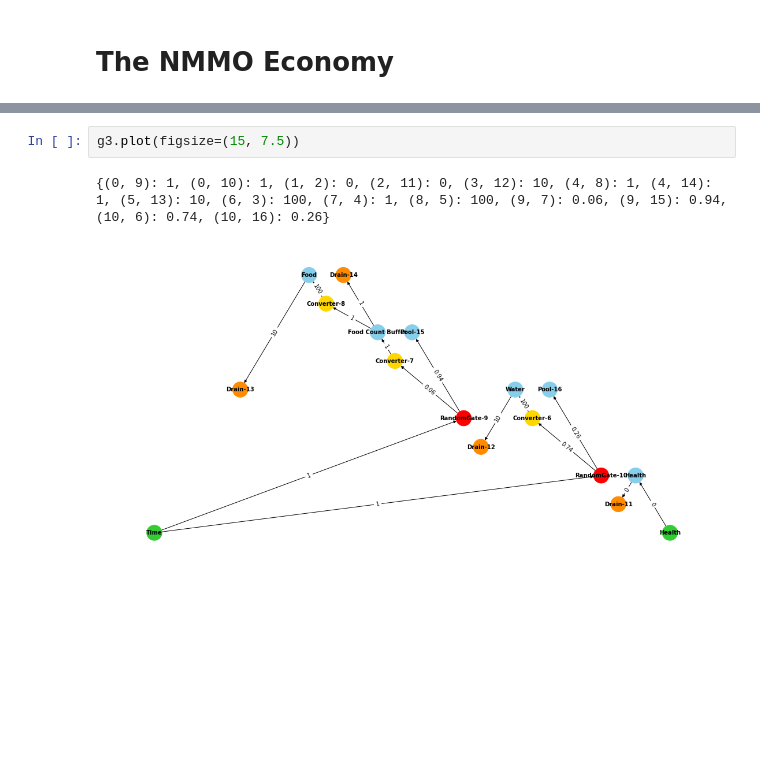
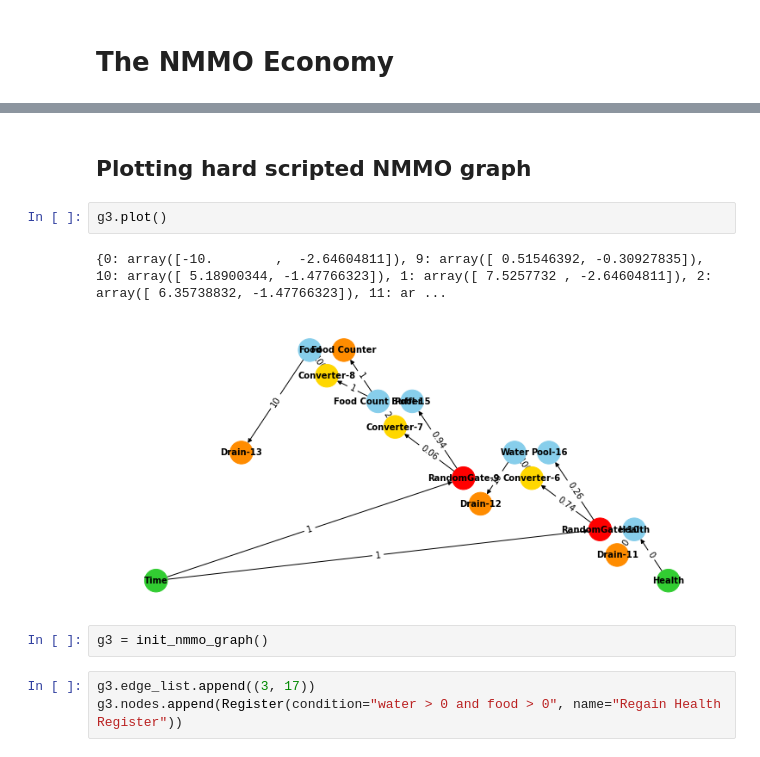
Before and after one commit to FlorianRupp/GEEvo-game-economies, a Jupyter notebook: nmmo-economy.ipynb, the cells around one changed output, grey strips where cells are left out. Drawn from its saved outputs; the diff is of its cells as text; blank space fills up the shorter version.

Commit message:
Manually plotting NMMO economy.

```diff
--- a/nmmo-economy.ipynb
+++ b/nmmo-economy.ipynb
@@ -202,5 +226,12 @@ g3.simulator.plot_monitor(drains=True)
-# %%
-g3.plot(figsize=(15, 7.5))
-# %% [output]
-{(0, 9): 1, (0, 10): 1, (1, 2): 0, (2, 11): 0, (3, 12): 10, (4, 8): 1, (4, 14): 1, (5, 13): 10, (6, 3): 100, (7, 4): 1, (8, 5): 100, (9, 7): 0.06, (9, 15): 0.94, (10, 6): 0.74, (10, 16): 0.26}
-[figure, removed]
+# %% [markdown]
+## Plotting hard scripted NMMO graph
+# %%
+g3.plot()
+# %% [output]
+{0: array([-10.        ,  -2.64604811]), 9: array([ 0.51546392, -0.30927835]), 10: array([ 5.18900344, -1.47766323]), 1: array([ 7.5257732 , -2.64604811]), 2: array([ 6.35738832, -1.47766323]), 11: ar ...
+[figure, added]
+# %%
+g3 = init_nmmo_graph()
+# %%
+g3.edge_list.append((3, 17))
+g3.nodes.append(Register(condition="water > 0 and food > 0", name="Regain Health Register"))
```
Also changed, not shown: parts of 11 cells of this notebook, 2 other files.
